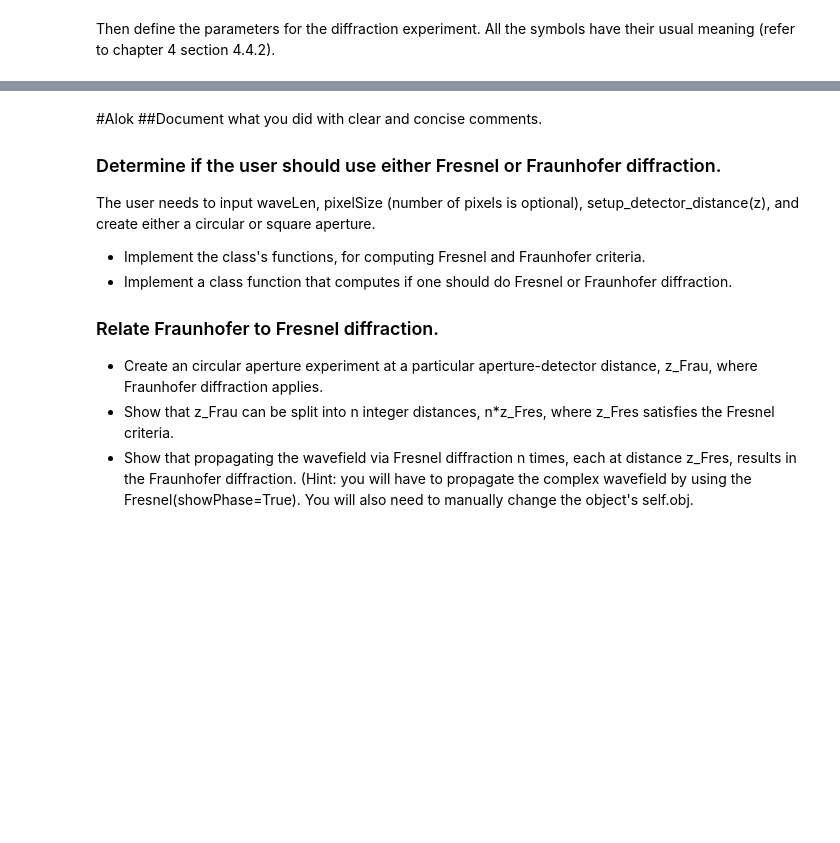
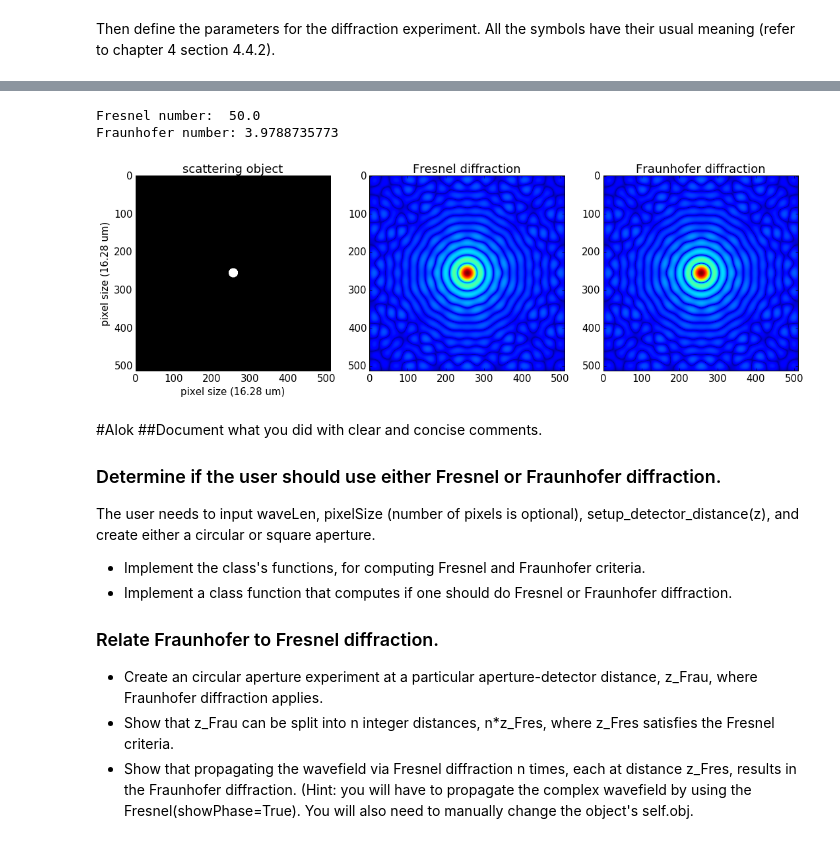
Before and after one commit to duaneloh/PyFourierOptics, a Jupyter notebook: tutorials/diffraction_Ch4.ipynb, the cells around one changed output, grey strips where cells are left out. Cells and saved outputs as stored; diff of their text form; code cells hidden in the pictures; blank space fills up the shorter version.

```diff
--- a/tutorials/diffraction_Ch4.ipynb
+++ b/tutorials/diffraction_Ch4.ipynb
@@ -182,3 +179,24 @@ Fraunhofer? False
+# %%
+waveLen = 500E-9
+pixelSize = 60.E-6
+r = 200.E-6
+z = 1.
+
+diffObj = diffractor(waveLen, pixelSize, N_pix=512)
+diffObj.setup_detector_distance(z)
+diffObj.make_circ_aperture(r)
+print "Fresnel number: ", diffObj.z / (0.25*r*r/waveLen)
+print "Fraunhofer number:",diffObj.z / (np.pi*r*r/waveLen)
+
+scatterer = diffObj.obj
+fresnel_pattern = np.abs(diffObj.Fresnel())**0.2
+fraunhofer_pattern = np.abs(diffObj.Fraunhofer())**0.2
+
+show_diffraction_series(scatterer, fresnel_pattern, fraunhofer_pattern, diffObj.res)
+# %% [output]
+Fresnel number:  50.0
+Fraunhofer number: 3.9788735773
+[figure, added]
 # %% [markdown]
 #Alok
 ##Document what you did with clear and concise comments.
```
Also changed, not shown: parts of 6 cells of this notebook.
